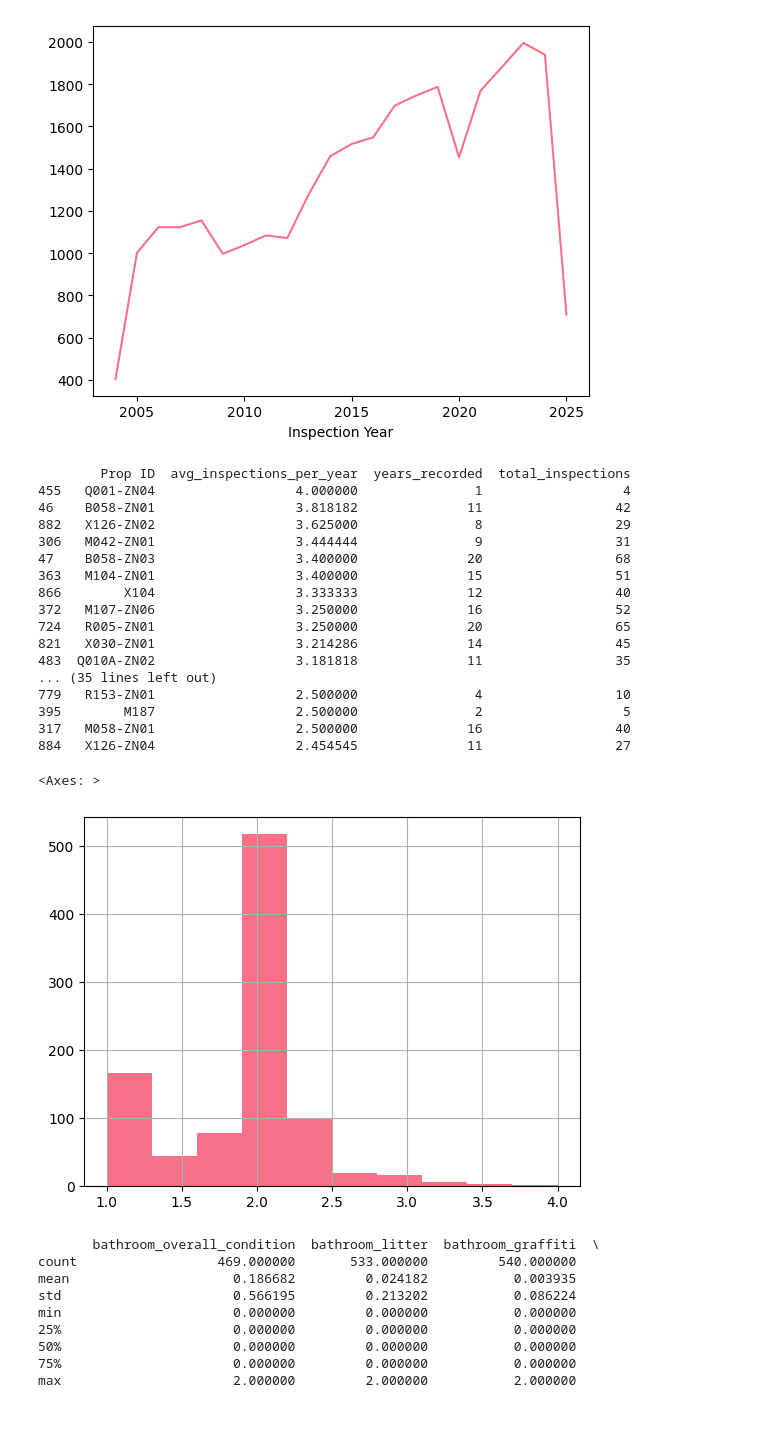
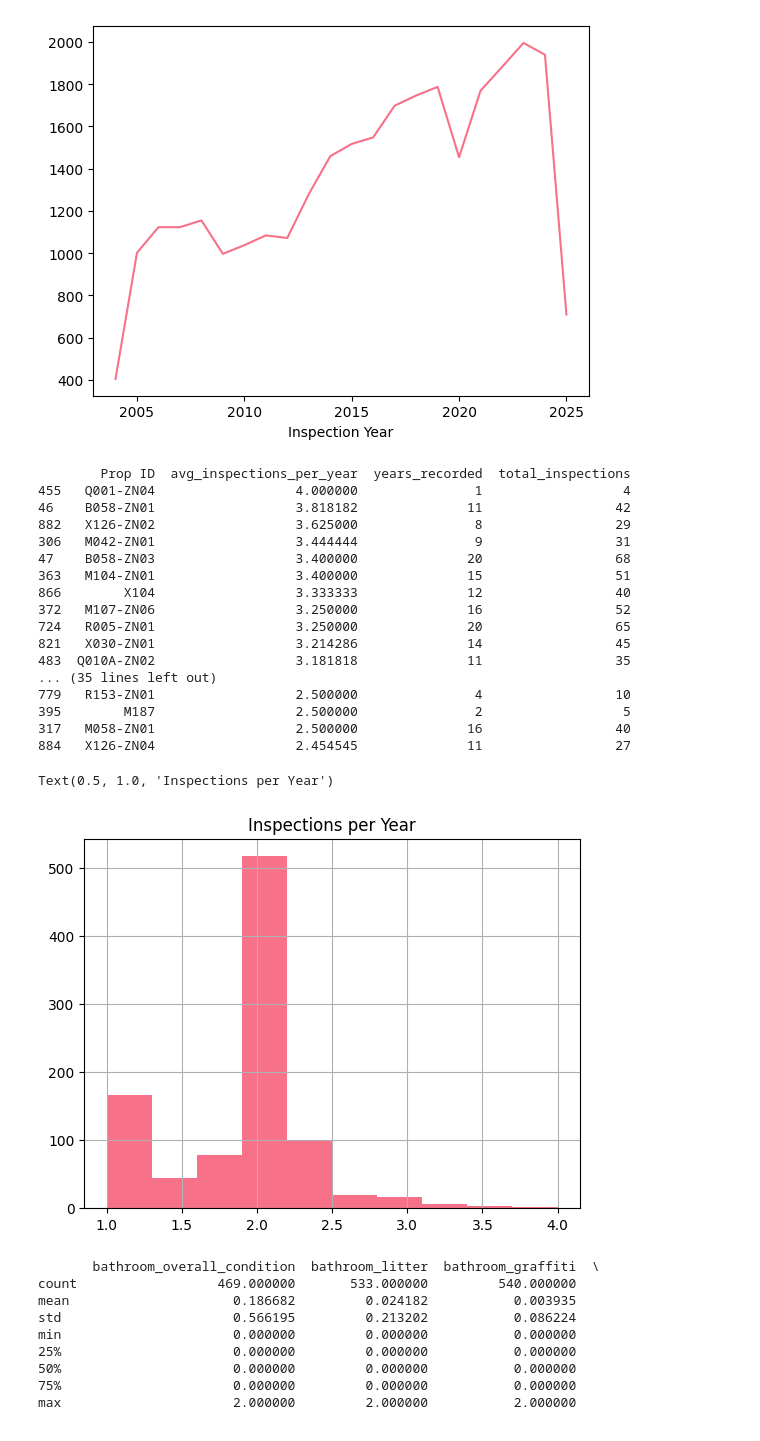
Before and after one commit to sirpthatch/analysis, a Jupyter notebook: projects/toilets/notebooks/profile_toilets.ipynb, the cells around one changed output. Cells and saved outputs as stored; diff of their text form; code cells hidden in the pictures.

```diff
--- a/projects/toilets/notebooks/profile_toilets.ipynb
+++ b/projects/toilets/notebooks/profile_toilets.ipynb
@@ -321,36 +321,37 @@ avg_inspections_per_prop = (
     inspections_per_year
     .groupby('Prop ID')
     .agg(
         avg_inspections_per_year=('inspections_count', 'mean'),
         years_recorded=('Inspection Year', 'nunique'),
         total_inspections=('inspections_count', 'sum')
     )
     .reset_index()
 )
 
 # show results (sorted)
 print(avg_inspections_per_prop.sort_values('avg_inspections_per_year', ascending=False).head(50))
-avg_inspections_per_prop["avg_inspections_per_year"].hist()
+plt1 = avg_inspections_per_prop["avg_inspections_per_year"].hist()
+plt1.set_title("Inspections per Year")
 # %% [output]
         Prop ID  avg_inspections_per_year  years_recorded  total_inspections
 455   Q001-ZN04                  4.000000               1                  4
 46    B058-ZN01                  3.818182              11                 42
 882   X126-ZN02                  3.625000               8                 29
 306   M042-ZN01                  3.444444               9                 31
 47    B058-ZN03                  3.400000              20                 68
 363   M104-ZN01                  3.400000              15                 51
 866        X104                  3.333333              12                 40
 372   M107-ZN06                  3.250000              16                 52
 724   R005-ZN01                  3.250000              20                 65
 821   X030-ZN01                  3.214286              14                 45
 483  Q010A-ZN02                  3.181818              11                 35
 ... (35 lines left out)
 779   R153-ZN01                  2.500000               4                 10
 395        M187                  2.500000               2                  5
 317   M058-ZN01                  2.500000              16                 40
 884   X126-ZN04                  2.454545              11                 27
-<Axes: >
+Text(0.5, 1.0, 'Inspections per Year')
-[figure, old version]
+[figure, new version]
 # %%
 def positive_mean(series):
     return series[series != -1].mean()
```
Also changed, not shown: parts of 2 cells of this notebook, 10 other files.
